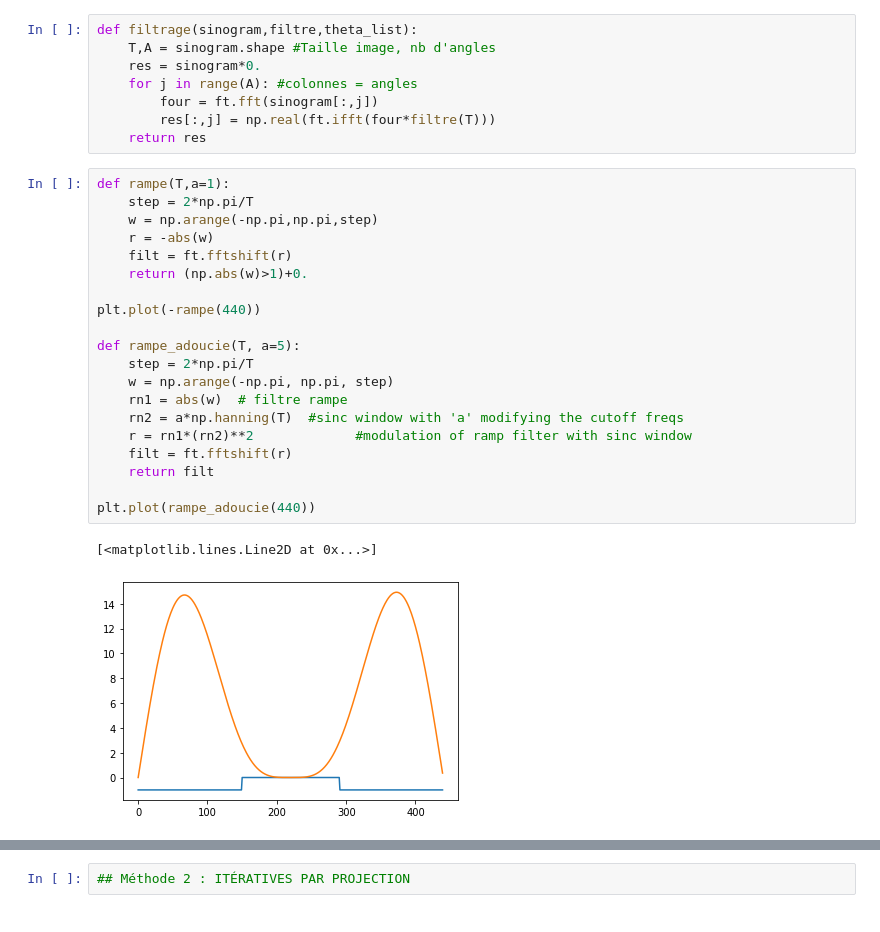
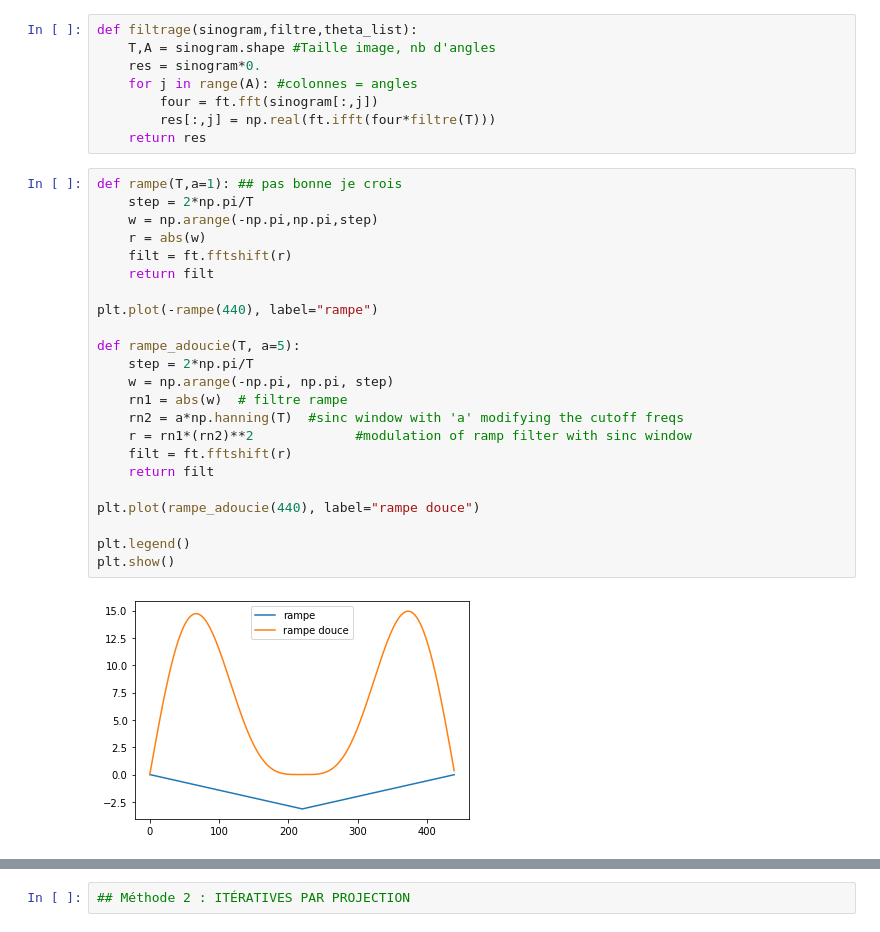
Before and after one commit to SimonTreil/Tomographie, a Jupyter notebook: Projet_Tomo_Zaza_2711.ipynb, the cells around one changed output, grey strips where cells are left out. Drawn from its saved outputs; the diff is of its cells as text.

```diff
--- a/Projet_Tomo_Zaza_2711.ipynb
+++ b/Projet_Tomo_Zaza_2711.ipynb
@@ -258,28 +352,30 @@ def filtrage(sinogram,filtre,theta_list):
         res[:,j] = np.real(ft.ifft(four*filtre(T)))
     return res
 # %%
-def rampe(T,a=1):
+def rampe(T,a=1): ## pas bonne je crois
     step = 2*np.pi/T
     w = np.arange(-np.pi,np.pi,step)
-    r = -abs(w)
+    r = abs(w)
     filt = ft.fftshift(r)
-    return (np.abs(w)>1)+0.
+    return filt
 
-plt.plot(-rampe(440))
+plt.plot(-rampe(440), label="rampe")
 
 def rampe_adoucie(T, a=5):
     step = 2*np.pi/T
     w = np.arange(-np.pi, np.pi, step)
     rn1 = abs(w)  # filtre rampe
     rn2 = a*np.hanning(T)  #sinc window with 'a' modifying the cutoff freqs
     r = rn1*(rn2)**2             #modulation of ramp filter with sinc window
     filt = ft.fftshift(r)
     return filt
 
-plt.plot(rampe_adoucie(440))
+plt.plot(rampe_adoucie(440), label="rampe douce")
+
+plt.legend()
+plt.show()
 # %% [output]
-[<matplotlib.lines.Line2D at 0x...>]
-[figure, old version]
+[figure, new version]
 # %%
 sinoFilt = filtrage(our_sinogram,rampe,theta_list)
 imrec_rampe = retroprojection_non_filtree(sinoFilt, theta_list)
```
Also changed, not shown: parts of 25 cells of this notebook.
